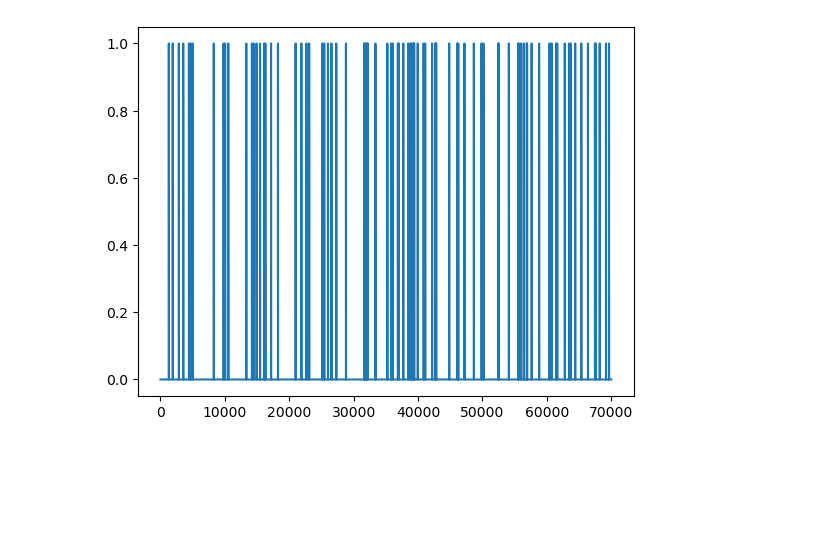
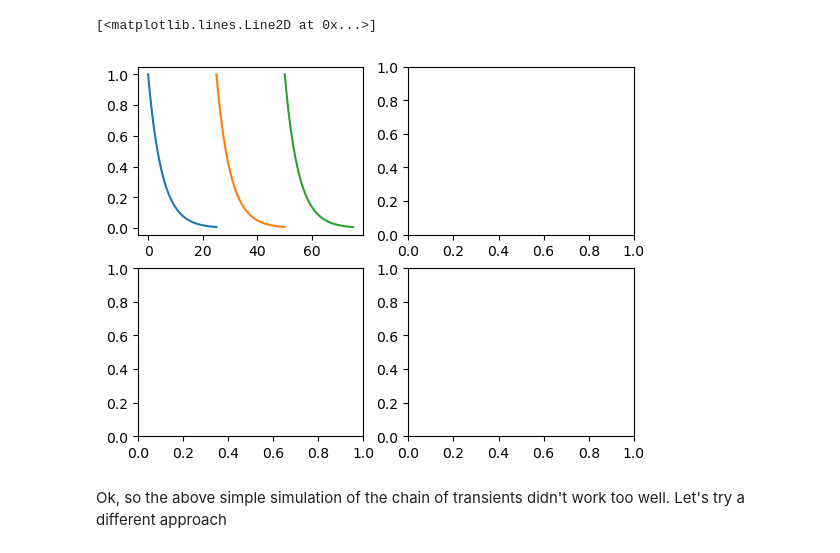
Before and after one commit to BrianNGitahi/NM-Imaging, a Jupyter notebook: Rough work.ipynb, the cells around one changed output. Saved outputs shown, nothing was run; the diff lists cells and outputs as text; code cells hidden in the pictures; blank space fills up the shorter version.

```diff
--- a/Rough work.ipynb
+++ b/Rough work.ipynb
@@ -4,6 +4,25 @@ import pandas as pd
 import matplotlib.pyplot as plt
 import pandas as pd
 import scipy as sp
+# %%
+# The logic: each time the neuron fires, a spike appears this is followed by an explonential decay
+# try to plot a series of exponentials
+
+fig, ax = plt.subplots(2,2)
+
+z = np.arange(100)
+z1 = np.linspace(0,25)
+z2 = np.linspace(25,50)
+z3 = np.linspace(50,75)
+tau_prime = 5
+ax[0,0].plot(z1,np.exp(-z1/tau_prime))
+ax[0,0].plot(z2,np.exp(-(z1)/tau_prime))
+ax[0,0].plot(z3,np.exp(-(z1)/tau_prime))
+# %% [output]
+[<matplotlib.lines.Line2D at 0x...>]
+[figure, added]
+# %% [markdown]
+Ok, so the above simple simulation of the chain of transients didn't work too well. Let's try a different approach
 # %%
 # rough work for the NM simulation
 
@@ -27,4 +51,0 @@ def simulate_neuron(n_timesteps):
-# %%
-simulate_neuron(70000)
-# %% [output]
-[figure, removed]
```
Also changed, not shown: parts of 4 cells of this notebook, 1 other file.
